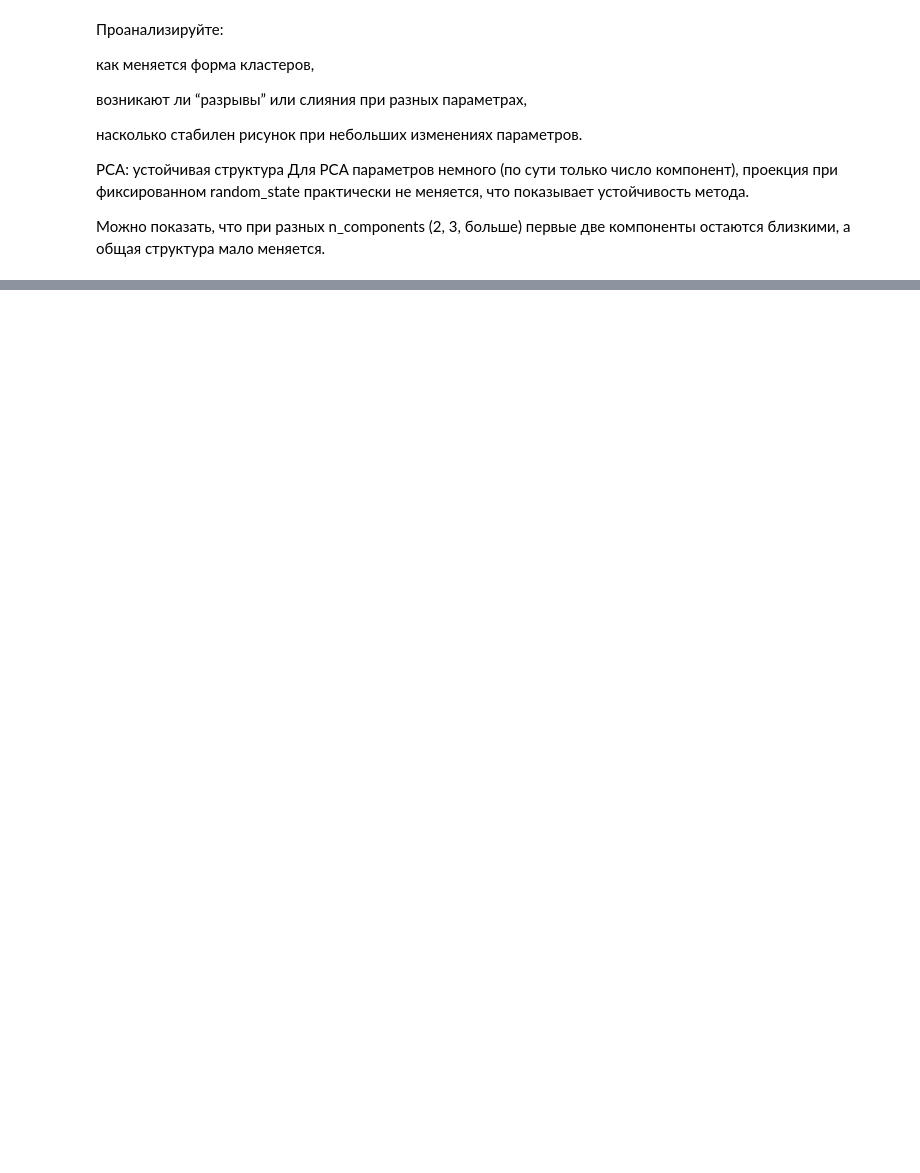
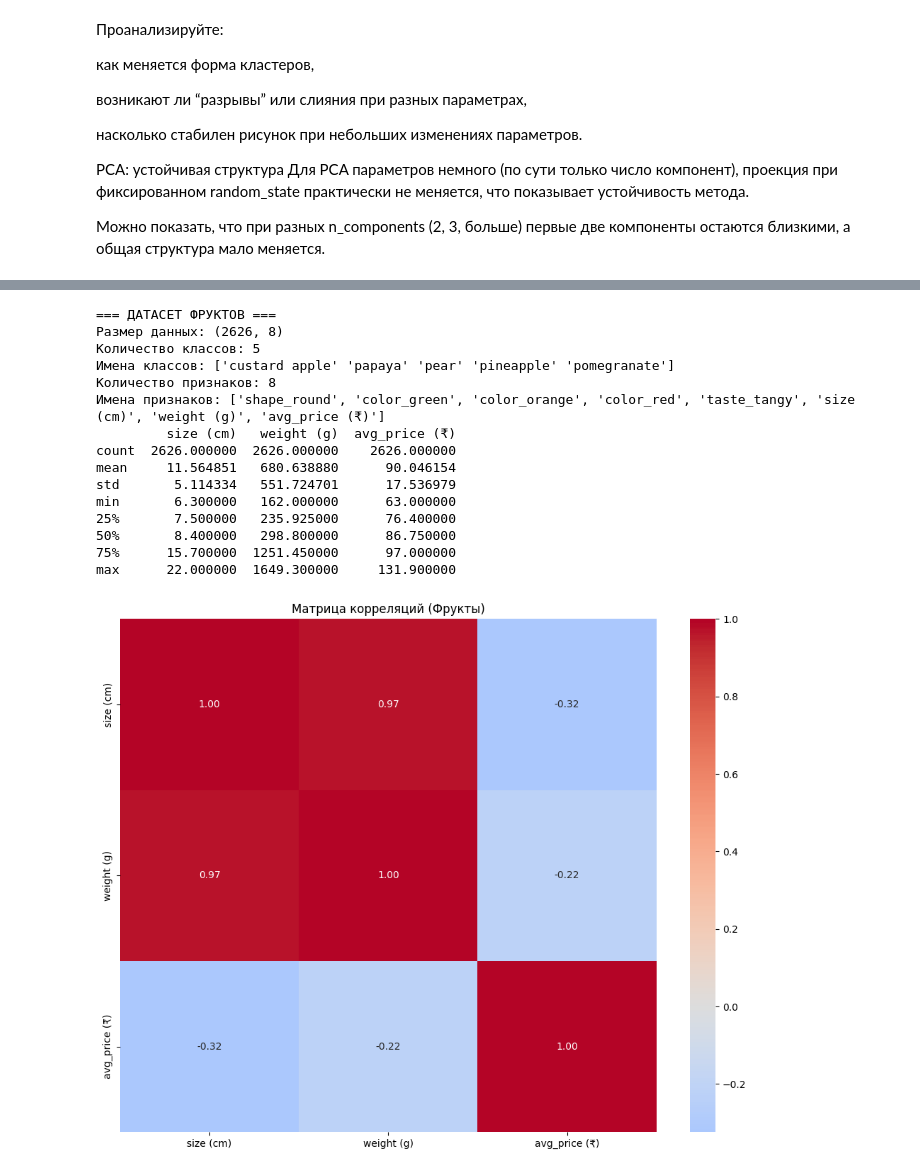
Before and after one commit to RinatHar/Clusters, a Jupyter notebook: lab4/practice_6.ipynb, the cells around one changed output, grey strips where cells are left out. Drawn from its saved outputs; the diff is of its cells as text; code cells hidden in the pictures; blank space fills up the shorter version.

```diff
--- a/lab4/practice_6.ipynb
+++ b/lab4/practice_6.ipynb
@@ -288,0 +305,4 @@ print("Суммарная объяснённая дисперсия (10 комп
+# %%
+path = "../fruit_classification_dataset.csv"
+df = pd.read_csv(path)
+df.head()
@@ -288,0 +316,11 @@ print("Суммарная объяснённая дисперсия (10 комп
+# %%
+# Ограничиваем количество классов
+n_classes = 5
+top_classes = df['fruit_name'].value_counts().head(n_classes).index
+df = df[df['fruit_name'].isin(top_classes)]
+print(f"Оставили {n_classes} самых частых классов: {list(top_classes)}")
+
+feature_cols = [c for c in df.columns if c != "target"]
+X_own = df[feature_cols]
+y_own = df["fruit_name"]
+print(X_own.shape, len(np.unique(y_own)))
@@ -288,0 +366,34 @@ print("Суммарная объяснённая дисперсия (10 комп
+# %%
+print("\n=== ДАТАСЕТ ФРУКТОВ ===")
+print(f"Размер данных: {X_own.shape}")
+print(f"Количество классов: {len(class_names)}")
+print(f"Имена классов: {class_names}")
+print(f"Количество признаков: {len(feature_names)}")
+print(f"Имена признаков: {feature_names}")
+
+print(df.describe())
+
+# Матрица корреляций
+plt.figure(figsize=(10, 8))
+correlation_matrix = df.select_dtypes(include=[np.number]).corr()
+sns.heatmap(correlation_matrix, annot=True, cmap='coolwarm', center=0, fmt='.2f')
+plt.title('Матрица корреляций (Фрукты)')
+plt.tight_layout()
+plt.show()
+# %% [output]
+=== ДАТАСЕТ ФРУКТОВ ===
+Размер данных: (2626, 8)
+Количество классов: 5
+Имена классов: ['custard apple' 'papaya' 'pear' 'pineapple' 'pomegranate']
+Количество признаков: 8
+Имена признаков: ['shape_round', 'color_green', 'color_orange', 'color_red', 'taste_tangy', 'size (cm)', 'weight (g)', 'avg_price (₹)']
+         size (cm)   weight (g)  avg_price (₹)
+count  2626.000000  2626.000000    2626.000000
+mean     11.564851   680.638880      90.046154
+std       5.114334   551.724701      17.536979
+min       6.300000   162.000000      63.000000
+25%       7.500000   235.925000      76.400000
+50%       8.400000   298.800000      86.750000
+75%      15.700000  1251.450000      97.000000
+max      22.000000  1649.300000     131.900000
+[figure, added]
```
Also changed, not shown: parts of 18 cells of this notebook.
